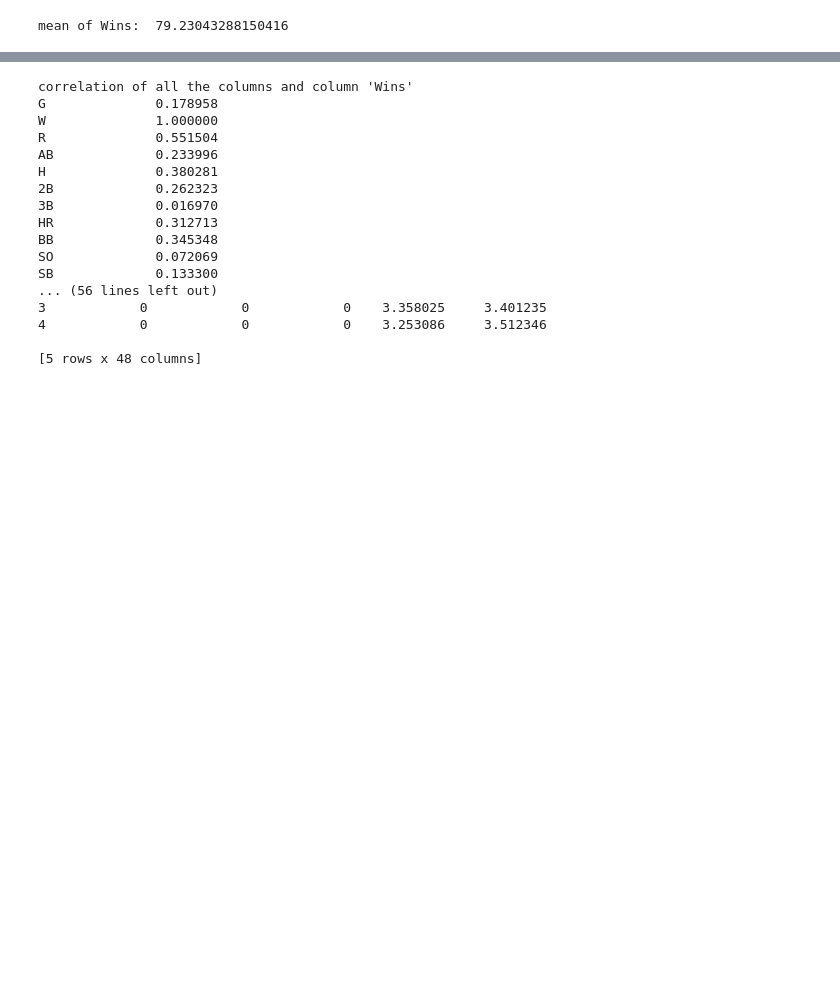
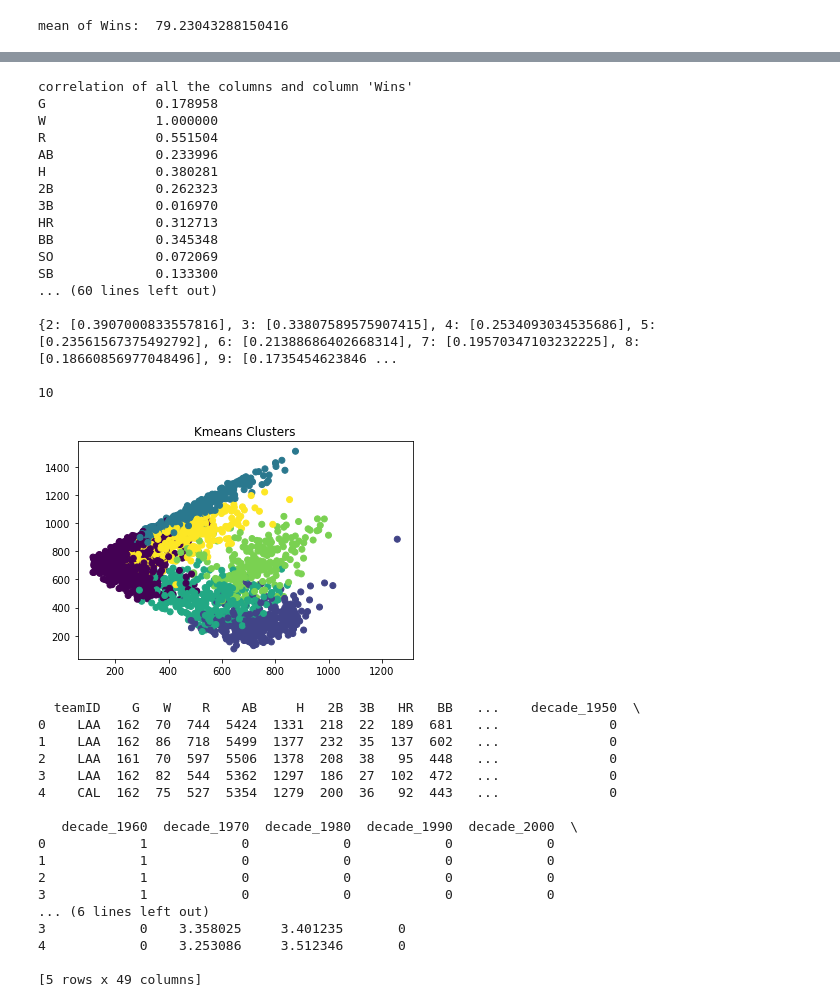
Before and after one commit to pfowenli/data-science-in-python, a Jupyter notebook: Scikit-Learn/baseball-analytics.ipynb, the cells around one changed output, grey strips where cells are left out. Cells and saved outputs as stored; diff of their text form; code cells hidden in the pictures; blank space fills up the shorter version.

Commit message:
cluster samples using kmeans

```diff
--- a/Scikit-Learn/baseball-analytics.ipynb
+++ b/Scikit-Learn/baseball-analytics.ipynb
@@ -252,6 +252,49 @@ data_attributes = df[attributes]
 
 # print the first rows of `df`
 print(df.head())
+print("")
+
+##################################################
+
+from sklearn.cluster import KMeans
+from sklearn import metrics
+
+# create silhouette score dictionary
+silhouette_score_dict = {}
+for i in range(2,11):
+    km = KMeans(n_clusters=i, random_state=1)
+    l = km.fit_predict(data_attributes)
+    silhouette_score = metrics.silhouette_score(data_attributes, l)
+    silhouette_score_dict[i] = [silhouette_score]
+
+print(silhouette_score_dict)
+print("")
+
+import operator
+best_num_clusters = min(silhouette_score_dict.items(), key=operator.itemgetter(1))[0]
+print(best_num_clusters)
+print("")
+
+# create K-means model and determine euclidian distances for each data point
+kmeans_model = KMeans(n_clusters=6, random_state=1)
+distances = kmeans_model.fit_transform(data_attributes)
+
+# create scatter plot using labels from K-means model as color
+labels = kmeans_model.labels_
+
+plt.scatter(distances[:,0], distances[:,1], c=labels)
+plt.title('Kmeans Clusters')
+
+plt.show()
+
+
+# add labels to df and attributes list
+df['labels'] = labels
+attributes.append('labels')
+
+# print the first rows of `df`
+print(df.head())
+print("")
 # %% [output]
    yearID lgID teamID  franchID divID  Rank    G  Ghome   W   L   ...     \
 0    1961   AL    LAA       ANA  None     8  162   82.0  70  91   ...
@@ -278,34 +321,52 @@ mean of Wins:  79.23043288150416
 0    LAA  162  70  744  5424  1331  218  22  189  681     ...
 1    LAA  162  86  718  5499  1377  232  35  137  602     ...
 2    LAA  161  70  597  5506  1378  208  38   95  448     ...
 3    LAA  162  82  544  5362  1297  186  27  102  472     ...
 4    CAL  162  75  527  5354  1279  200  36   92  443     ...
 
    decade_1920  decade_1930  decade_1940  decade_1950  decade_1960  \
 0            0            0            0            0            1
 1            0            0            0            0            1
 2            0            0            0            0            1
 3            0            0            0            0            1
 ... (6 lines left out)
 3            0            0            0            0            0
 4            0            0            0            0            0
 
 [5 rows x 46 columns]
 [figure]
 correlation of all the columns and column 'Wins'
 G              0.178958
 W              1.000000
 R              0.551504
 AB             0.233996
 H              0.380281
 2B             0.262323
 3B             0.016970
 HR             0.312713
 BB             0.345348
 SO             0.072069
 SB             0.133300
-... (56 lines left out)
-3            0            0            0    3.358025     3.401235
-4            0            0            0    3.253086     3.512346
+... (60 lines left out)
 
-[5 rows x 48 columns]
+{2: [0.3907000833557816], 3: [0.33807589575907415], 4: [0.2534093034535686], 5: [0.23561567375492792], 6: [0.21388686402668314], 7: [0.19570347103232225], 8: [0.18660856977048496], 9: [0.1735454623846 ...
+
+10
+[figure, added]
+  teamID    G   W    R    AB     H   2B  3B   HR   BB   ...    decade_1950  \
+0    LAA  162  70  744  5424  1331  218  22  189  681   ...              0
+1    LAA  162  86  718  5499  1377  232  35  137  602   ...              0
+2    LAA  161  70  597  5506  1378  208  38   95  448   ...              0
+3    LAA  162  82  544  5362  1297  186  27  102  472   ...              0
+4    CAL  162  75  527  5354  1279  200  36   92  443   ...              0
+
+   decade_1960  decade_1970  decade_1980  decade_1990  decade_2000  \
+0            1            0            0            0            0
+1            1            0            0            0            0
+2            1            0            0            0            0
+3            1            0            0            0            0
+... (6 lines left out)
+3            0    3.358025     3.401235       0
+4            0    3.253086     3.512346       0
+
+[5 rows x 49 columns]
```
